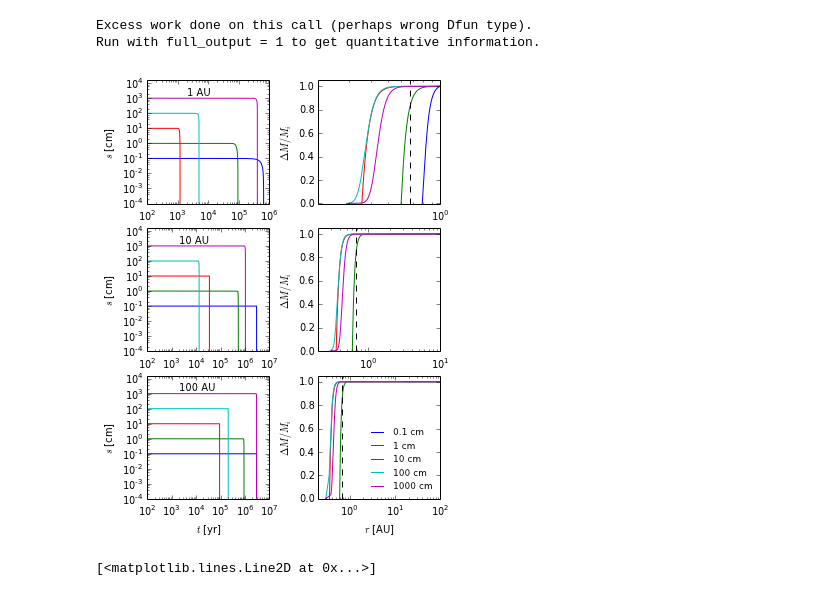
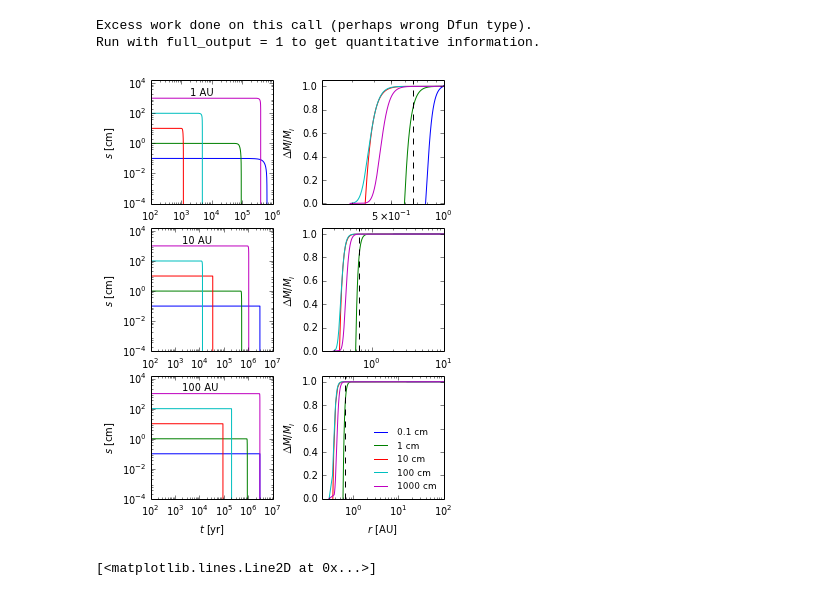
Before and after one commit to apiso/Thesis, a Jupyter notebook: python/CO_plots_new-Copy2-updated.ipynb, the cells around one changed output. Cells and saved outputs as stored; diff of their text form; code cells hidden in the pictures.

```diff
--- a/python/CO_plots_new-Copy2-updated.ipynb
+++ b/python/CO_plots_new-Copy2-updated.ipynb
@@ -170,6 +170,12 @@ tevap_CO =  tdes(28., 850., T_freeze_CO, s, rhos = 2.)
 t_acc_H2O = t_gas_acc(rH2O, 0.01, betaS = 1.)
 t_acc_CO2 = t_gas_acc(rCO2, 0.01, betaS = 1.)
 t_acc_CO = t_gas_acc(rCO, 0.01, betaS = 1.)
+# %%
+rcParams['mathtext.fontset'] = 'custom'
+rcParams['font.family'] = 'sans-serif'
+rcParams['mathtext.rm'] = 'Bitstream Vera Sans'
+rcParams['mathtext.it'] = 'Bitstream Vera Sans:italic'
+rcParams['mathtext.bf'] = 'Bitstream Vera Sans:bold'
 # %%
 plt.figure(figsize = (4,0.75*4))
 
@@ -538,6 +562,12 @@ t1001, a1001, s1001 = rf(100, 1, 18, 5800, rhos = 2.0, mu = 2.3, Sigma0 = 2e3, b
 t10010, a10010, s10010 = rf(100, 10, 18, 5800, rhos = 2.0, mu = 2.3, Sigma0 = 2e3, betaS = 1., npts = 1e5, nptsin = 1e5, vphi = 0)
 t100100, a100100, s100100 = rf(100, 100, 18, 5800, rhos = 2.0, mu = 2.3, Sigma0 = 2e3, betaS = 1., npts = 1e5, nptsin = 1e5, vphi = 0)
 t1001000, a1001000, s1001000 = rf(100, 1000, 18, 5800, rhos = 2.0, mu = 2.3, Sigma0 = 2e3, betaS = 1., npts = 1e5, nptsin = 1e5, vphi = 0)
+# %%
+rcParams['mathtext.fontset'] = 'custom'
+rcParams['font.family'] = 'sans-serif'
+rcParams['mathtext.rm'] = 'Bitstream Vera Sans'
+rcParams['mathtext.it'] = 'Bitstream Vera Sans:italic'
+rcParams['mathtext.bf'] = 'Bitstream Vera Sans:bold'
 # %%
 f, ((ax00, ax01), (ax10, ax11), (ax20, ax21)) = plt.subplots(3, 2, figsize = (3.5* 1.5, 5* 1.5) )
 
@@ -553,6 +583,8 @@ ax00.set_ylim(ymax = 1.5e4)
 ax00.set_xlim(xmin = 1e2)
 ax00.set_ylabel('$s$ [cm]')
 ax00.text(2e3, 1.5e3, '1 AU')
+
+
 
 ax10.loglog(t100 / (365 * 3600 * 24), append(s100[:-1], 1e-4))
 ax10.plot(t101 / (365 * 3600 * 24), append(s101[:-1], 1e-4))
@@ -589,34 +621,44 @@ ax01.set_ylabel(r'$\Delta M/M_i$')
 ax01.axvline(x = rH2O, ls = '--', c = 'black')
 
 ax11.semilogx(a100, s100**3 / 0.1**3)
 ax11.plot(a101, s101**3)
 ax11.plot(a1010, s1010**3 / 10**3)
 ax11.plot(a10100, s10100**3/100**3)
 ax11.plot(a101000, s101000**3 / 1000**3)
 #plt.plot(a110000, s110000**3 / 10000**3)
 ax11.set_ylim(ymin = -1e-3, ymax = 1.05)
 ax11.set_xlim(xmin = 0.2)
 ax11.set_ylabel(r'$\Delta M/M_i$')
 ax11.axvline(x = rH2O, ls = '--', c = 'black')
 
 ax21.semilogx(a1000, s1000**3 / 0.1**3, label = '0.1 cm')
 ax21.plot(a1001, s1001**3, label = '1 cm')
 ax21.plot(a10010, s10010**3 / 10**3, label = '10 cm')
 ax21.plot(a100100, s100100**3/100**3, label = '100 cm')
 ax21.plot(a1001000, s1001000**3 / 1000**3, label = '1000 cm')
 #plt.plot(a110000, s110000**3 / 10000**3)
 ax21.set_ylim(ymin = -1e-3, ymax = 1.05)
 ax21.set_xlim(xmin = 0.2)
 ax21.set_ylabel(r'$\Delta M/M_i$')
 ax21.set_xlabel(r'$r$ [AU]')
 ax21.axvline(x = rH2O, ls = '--', c = 'black')
 ax21.legend(loc = 4, frameon = False, prop = {'size':9})
 
+ax00.set_yticks([1e-4, 1e-2, 1e0, 1e2, 1e4])
+ax00.set_yticklabels([r'$10^{-4}$', '$10^{-2}$', '$10^{0}$', '$10^{2}$', '$10^{4}$'])
+ax10.set_yticks([1e-4, 1e-2, 1e0, 1e2, 1e4])
+ax10.set_yticklabels([r'$10^{-4}$', '$10^{-2}$', '$10^{0}$', '$10^{2}$', '$10^{4}$'])
+ax20.set_yticks([1e-4, 1e-2, 1e0, 1e2, 1e4])
+ax20.set_yticklabels([r'$10^{-4}$', '$10^{-2}$', '$10^{0}$', '$10^{2}$', '$10^{4}$'])
+
+ax01.set_xticks([0.5, 1e0])
+ax01.set_xticklabels([r'$5 \times 10^{-1}$', '$10^0$'])
+
 f.subplots_adjust(wspace = 0.4)
 
 plt.savefig('../figs/s_t_a.pdf')
 # %% [output]
-[figure, old version]
+[figure, new version]
 # %%
 t0301, a0301, s0301 = rf(0.3, 0.1, 18, 5800, rhos = 2.0, mu = 2.3, Sigma0 = 2e3, betaS = 1., npts = 1e5, nptsin = 1e5, vphi = 0)
 t031, a031, s031 = rf(0.1, 1, 18, 5800, rhos = 2.0, mu = 2.3, Sigma0 = 2e3, betaS = 1., npts = 1e5, nptsin = 1e5, vphi = 0)
```
Also changed, not shown: parts of 1 cell of this notebook, 26 other files.
